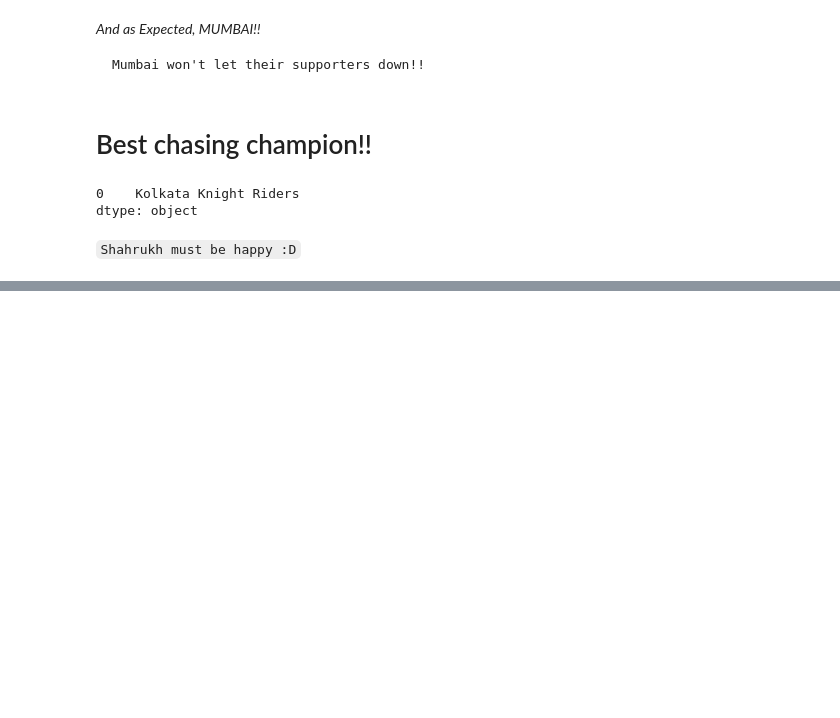
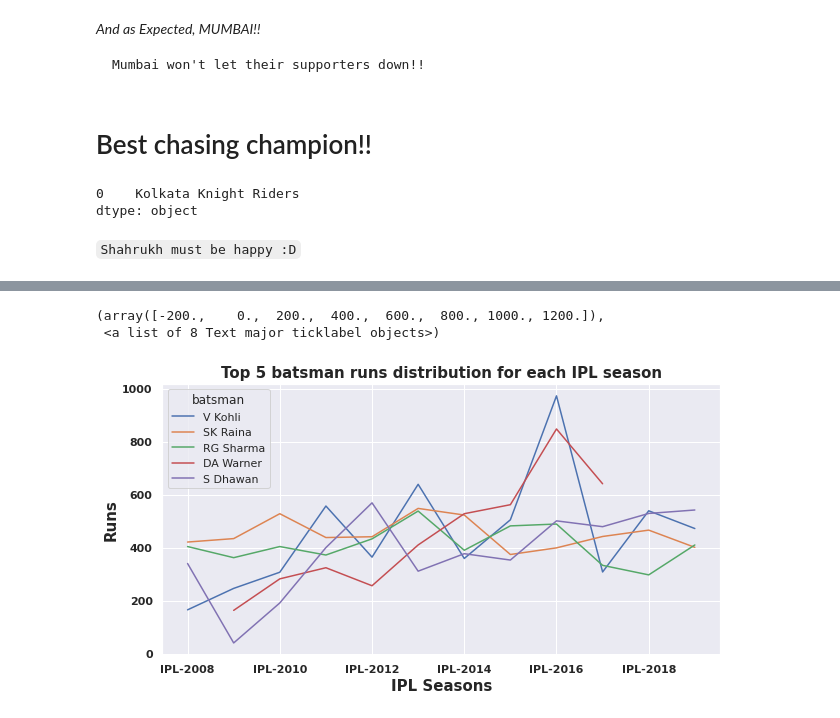
Before and after one commit to Rishabh1928/IPL-T20-Cricket-Analysis, a Jupyter notebook: Rishabh_Kesarwani_24_02_2021_[ABTN0104]_IPL_T20_Cricket_Analysis_Capstone_Project.ipynb, the cells around one changed output, grey strips where cells are left out. Drawn from its saved outputs; the diff is of its cells as text; code cells hidden in the pictures; blank space fills up the shorter version.

```diff
--- a/Rishabh_Kesarwani_24_02_2021_[ABTN0104]_IPL_T20_Cricket_Analysis_Capstone_Project.ipynb
+++ b/Rishabh_Kesarwani_24_02_2021_[ABTN0104]_IPL_T20_Cricket_Analysis_Capstone_Project.ipynb
@@ -855,0 +1058,5 @@ matches_df.head()
+# %%
+# creating separate df for id, season
+
+id_season = matches_df[["id" , "Season"]]
+id_season.head()
@@ -855,0 +1089,5 @@ matches_df.head()
+# %%
+# dropping id now as match_id is there now in our df
+
+bats_df.drop("id" , inplace=True , axis = 1)
+bats_df.head()
@@ -855,0 +1101,19 @@ matches_df.head()
+# %%
+# now again performing groupby on batsman and season to get the runs by batsman each season by performing agg on batsman runs
+
+batsman_runs_per_season = bats_df.groupby(["Season" , "batsman"])["batsman_runs"].sum().reset_index()
+# batsman_runs_per_season.head()
+
+# unstacking and taking transpose to get the name of player as variable and season as record
+
+batsman_runs_per_season = bats_df.groupby(["Season" , "batsman"])["batsman_runs"].sum().unstack().T
+# batsman_runs_per_season.head()
+
+# creating a new column total runs that will contain the total runs scored by each player
+batsman_runs_per_season["total_runs"] = batsman_runs_per_season.sum(axis = 1)
+# batsman_runs_per_season.head()
+
+# getting top 5 batsman (we have similar data in avg strike rate csv but we dont have season wise info there)
+
+top5_batsman = batsman_runs_per_season.sort_values(by="total_runs" , ascending= False)[0:5]
+top5_batsman
@@ -855,0 +1128,15 @@ matches_df.head()
+# %%
+# plotting the run distribution for each season by top 5 run scorers
+
+# batsman_runs_per_season.sort_values(by="total_runs" , ascending= False)[0:5].T.plot(kind = "line")
+
+top5_batsman.drop("total_runs" , axis = 1).T.plot(kind="line")
+plt.title("Top 5 batsman runs distribution for each IPL season" , fontsize = "15" , weight = "bold")
+plt.xlabel("IPL Seasons" , fontsize = "15" , weight = "bold")
+plt.ylabel("Runs" , fontsize = "15" , weight = "bold")
+plt.xticks(weight = "bold")
+plt.yticks(weight = "bold")
+# %% [output]
+(array([-200.,    0.,  200.,  400.,  600.,  800., 1000., 1200.]),
+ <a list of 8 Text major ticklabel objects>)
+[figure, added]
```
Also changed, not shown: parts of 49 cells of this notebook.
